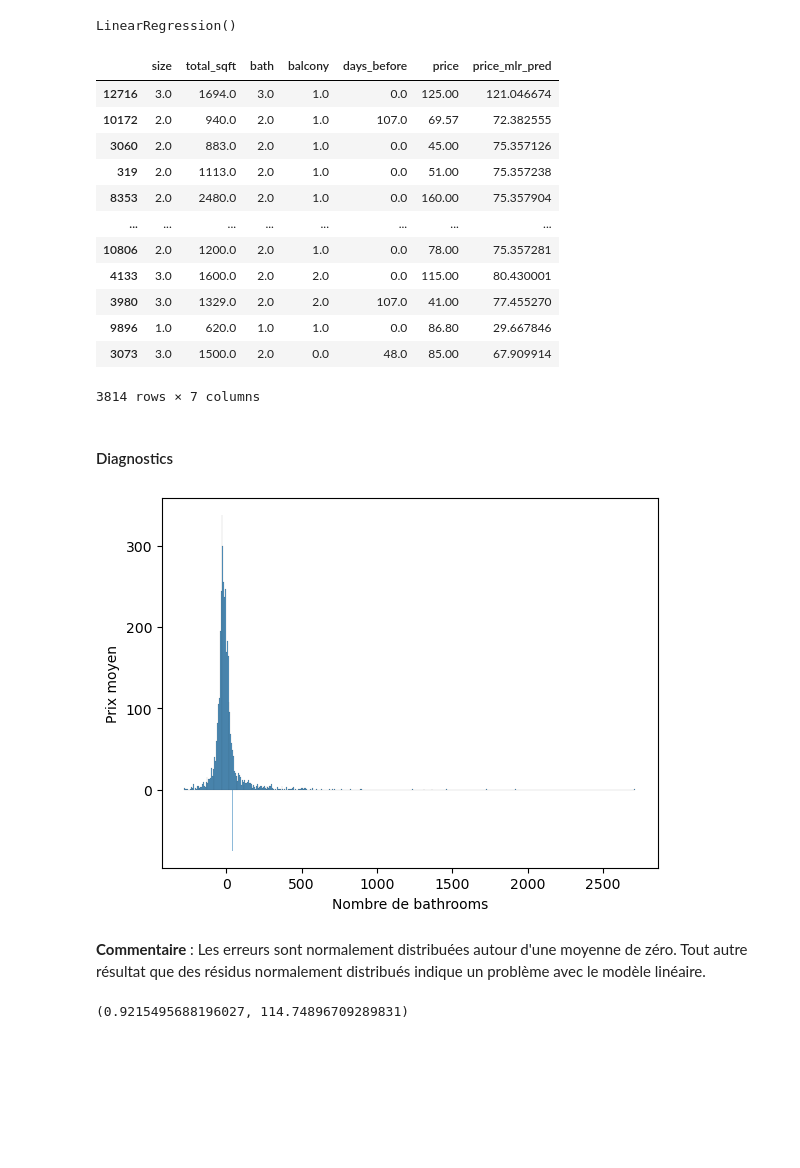
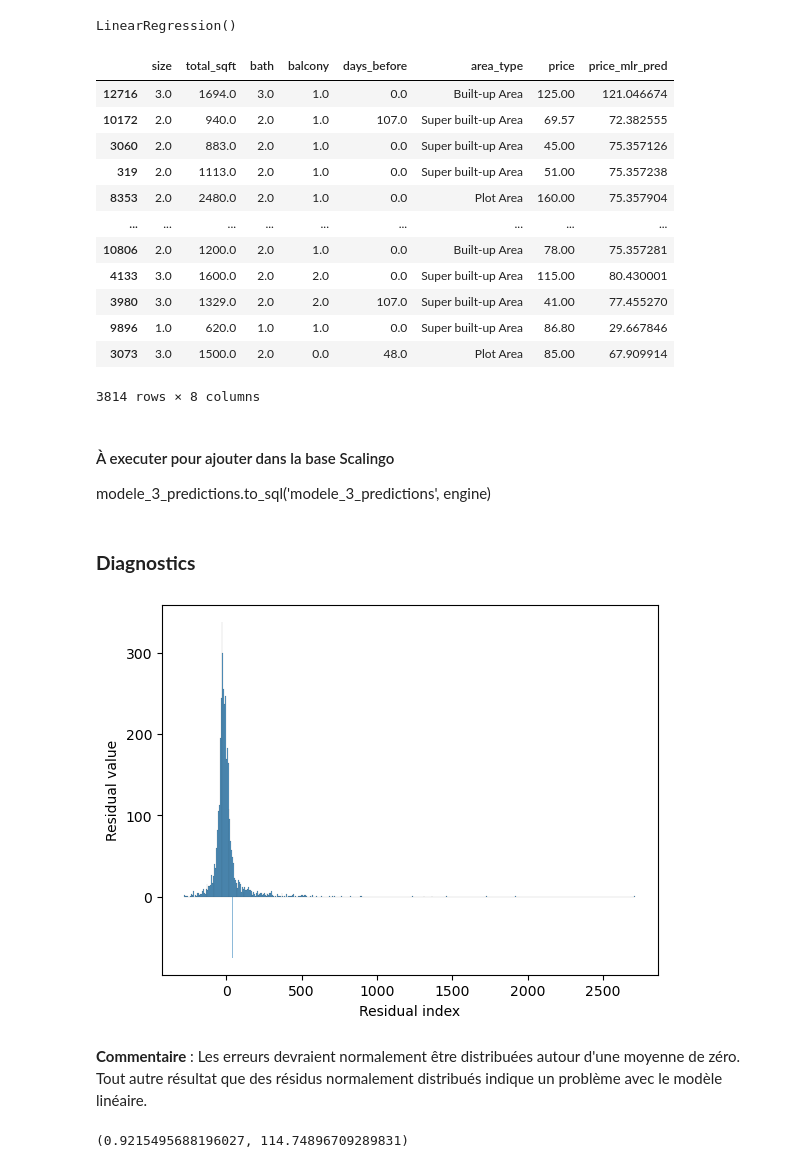
Before and after one commit to MateoDubernet/data-science-project-2, a Jupyter notebook: projet.ipynb, the cells around one changed output. Cells and saved outputs as stored; diff of their text form; code cells hidden in the pictures; blank space fills up the shorter version.

```diff
--- a/projet.ipynb
+++ b/projet.ipynb
@@ -859,36 +840,39 @@ y_mlr_pred_test = model.predict(fullX_test)
 predictions = df_test
 predictions['price_pred'] = y_mlr_pred_test
 
-modele_3_predictions = predictions[['size', 'total_sqft', 'bath', 'balcony', 'days_before', 'price', 'price_mlr_pred']]
+modele_3_predictions = predictions[['size', 'total_sqft', 'bath', 'balcony', 'days_before', 'area_type', 'price', 'price_mlr_pred']]
 modele_3_predictions
 # %% [output]
-|  | size | total_sqft | bath | balcony | days_before | price | price_mlr_pred |
-| 12716 | 3.0 | 1694.0 | 3.0 | 1.0 | 0.0 | 125.00 | 121.046674 |
-| 10172 | 2.0 | 940.0 | 2.0 | 1.0 | 107.0 | 69.57 | 72.382555 |
-| 3060 | 2.0 | 883.0 | 2.0 | 1.0 | 0.0 | 45.00 | 75.357126 |
-| 319 | 2.0 | 1113.0 | 2.0 | 1.0 | 0.0 | 51.00 | 75.357238 |
-| 8353 | 2.0 | 2480.0 | 2.0 | 1.0 | 0.0 | 160.00 | 75.357904 |
-| ... | ... | ... | ... | ... | ... | ... | ... |
-| 10806 | 2.0 | 1200.0 | 2.0 | 1.0 | 0.0 | 78.00 | 75.357281 |
-| 4133 | 3.0 | 1600.0 | 2.0 | 2.0 | 0.0 | 115.00 | 80.430001 |
-| 3980 | 3.0 | 1329.0 | 2.0 | 2.0 | 107.0 | 41.00 | 77.455270 |
-| 9896 | 1.0 | 620.0 | 1.0 | 1.0 | 0.0 | 86.80 | 29.667846 |
-| 3073 | 3.0 | 1500.0 | 2.0 | 0.0 | 48.0 | 85.00 | 67.909914 |
+|  | size | total_sqft | bath | balcony | days_before | area_type | price | price_mlr_pred |
+| 12716 | 3.0 | 1694.0 | 3.0 | 1.0 | 0.0 | Built-up Area | 125.00 | 121.046674 |
+| 10172 | 2.0 | 940.0 | 2.0 | 1.0 | 107.0 | Super built-up Area | 69.57 | 72.382555 |
+| 3060 | 2.0 | 883.0 | 2.0 | 1.0 | 0.0 | Super built-up Area | 45.00 | 75.357126 |
+| 319 | 2.0 | 1113.0 | 2.0 | 1.0 | 0.0 | Super built-up Area | 51.00 | 75.357238 |
+| 8353 | 2.0 | 2480.0 | 2.0 | 1.0 | 0.0 | Plot Area | 160.00 | 75.357904 |
+| ... | ... | ... | ... | ... | ... | ... | ... | ... |
+| 10806 | 2.0 | 1200.0 | 2.0 | 1.0 | 0.0 | Built-up Area | 78.00 | 75.357281 |
+| 4133 | 3.0 | 1600.0 | 2.0 | 2.0 | 0.0 | Super built-up Area | 115.00 | 80.430001 |
+| 3980 | 3.0 | 1329.0 | 2.0 | 2.0 | 107.0 | Super built-up Area | 41.00 | 77.455270 |
+| 9896 | 1.0 | 620.0 | 1.0 | 1.0 | 0.0 | Super built-up Area | 86.80 | 29.667846 |
+| 3073 | 3.0 | 1500.0 | 2.0 | 0.0 | 48.0 | Plot Area | 85.00 | 67.909914 |
-3814 rows × 7 columns
+3814 rows × 8 columns
+# %% [markdown]
+#### À executer pour ajouter dans la base Scalingo
+modele_3_predictions.to_sql('modele_3_predictions', engine)
 # %% [markdown]
-#### Diagnostics
+### **Diagnostics**
 # %%
 # Histogram of residuals
 residuals = df_test['price'] - y_mlr_pred_test
 sb.histplot(residuals);
 plt.hist(residuals.index, weights=residuals.values, bins=range(0,45), alpha=0.5)
-plt.xlabel('Nombre de bathrooms')
-plt.ylabel('Prix moyen')
+plt.xlabel('Residual index')
+plt.ylabel('Residual value')
 plt.show()
 # %% [output]
-[figure, old version]
+[figure, new version]
 # %% [markdown]
-**Commentaire** : Les erreurs sont normalement distribuées autour d'une moyenne de zéro. Tout autre résultat que des résidus normalement distribués indique un problème avec le modèle linéaire.
+**Commentaire** : Les erreurs devraient normalement être distribuées autour d'une moyenne de zéro. Tout autre résultat que des résidus normalement distribués indique un problème avec le modèle linéaire.
 # %%
 mu, std = stats.norm.fit(residuals)
 mu, std
```
Also changed, not shown: parts of 77 cells of this notebook.
